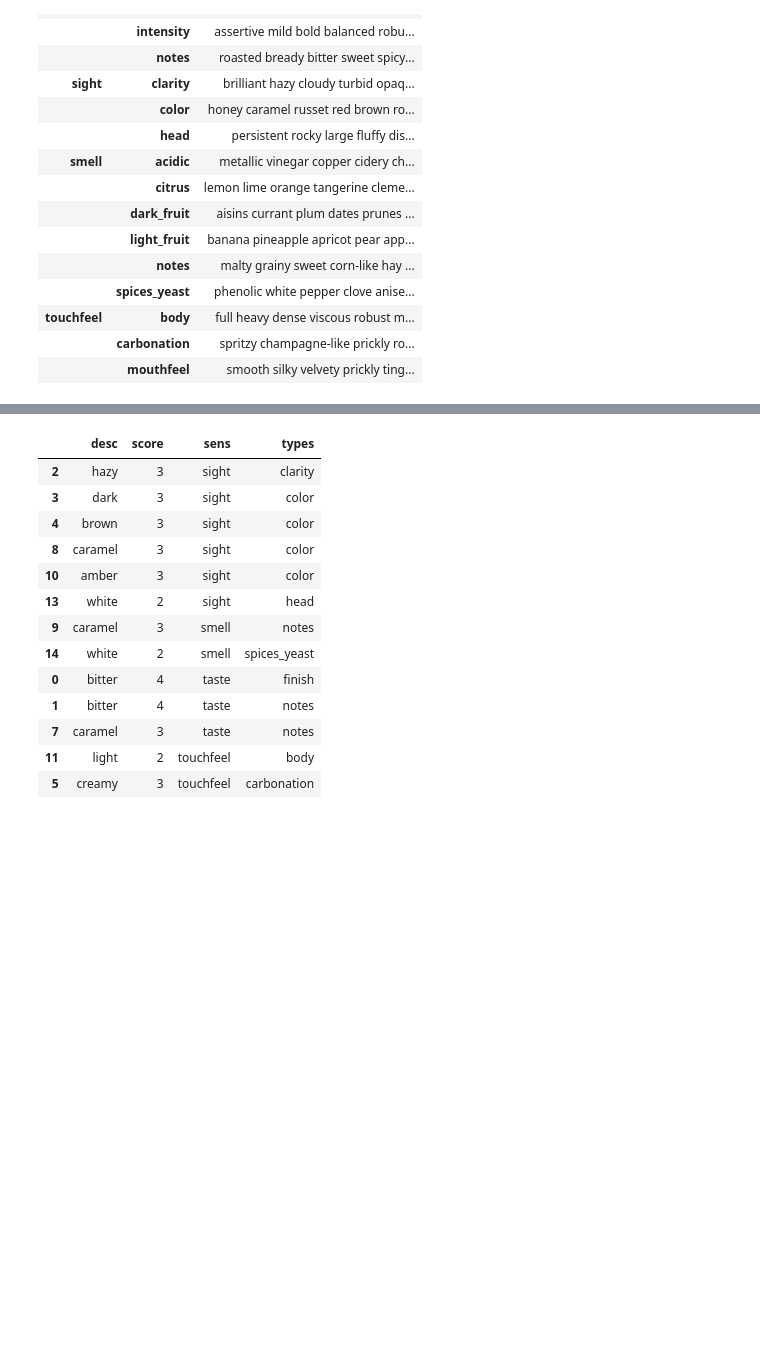
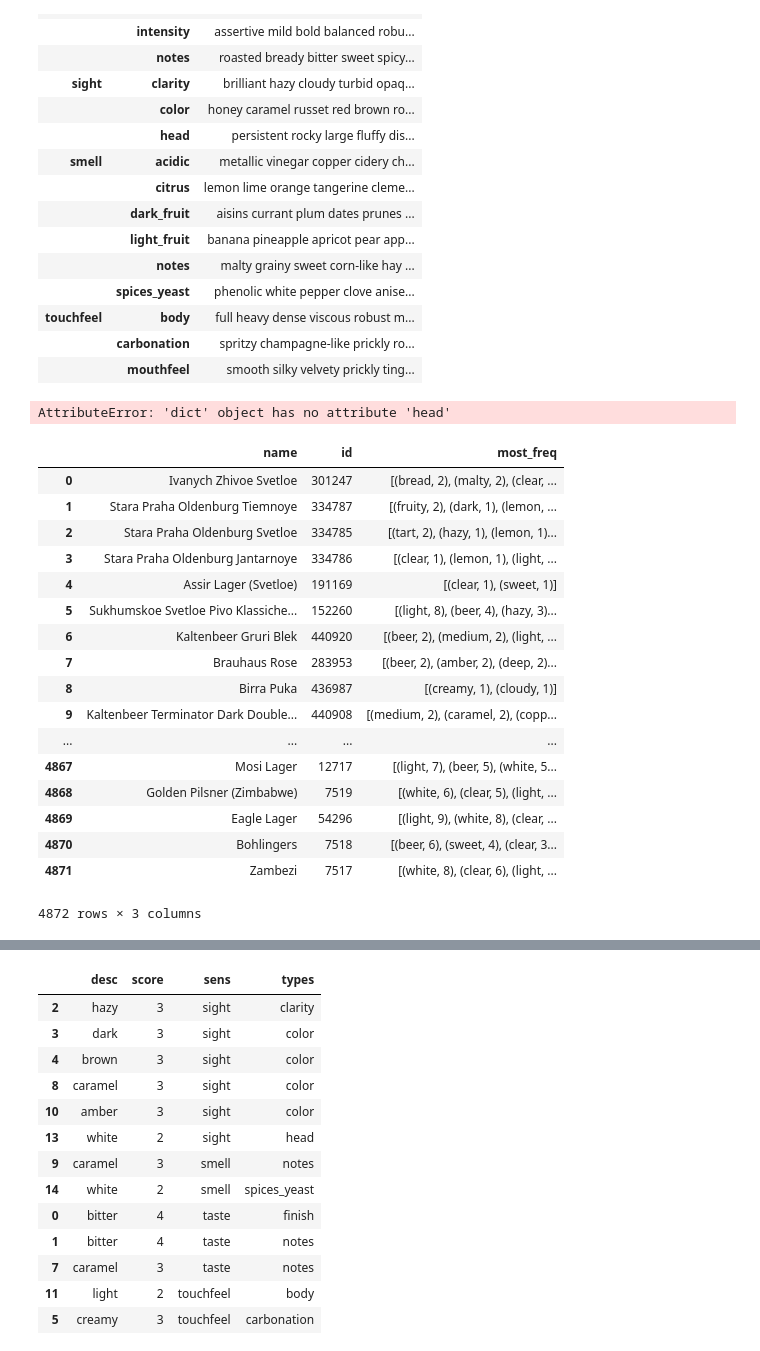
Before and after one commit to montalex/COM-480-Data-Visualization, a Jupyter notebook: describe_beer.ipynb, the cells around one changed output, grey strips where cells are left out. Drawn from its saved outputs; the diff is of its cells as text; code cells hidden in the pictures; blank space fills up the shorter version.

```diff
--- a/describe_beer.ipynb
+++ b/describe_beer.ipynb
@@ -47,0 +92,27 @@ def get_flavour_desc(word):
+# %%
+with open('./beer_desc.json') as data_fil:
+    data1 = json.load(data_fil)
+data1
+# %% [output]
+AttributeError: 'dict' object has no attribute 'head'
+# %%
+df_freq
+# %% [output]
+|  | name | id | most_freq |
+| 0 | Ivanych Zhivoe Svetloe | 301247 | [(bread, 2), (malty, 2), (clear, ... |
+| 1 | Stara Praha Oldenburg Tiemnoye | 334787 | [(fruity, 2), (dark, 1), (lemon, ... |
+| 2 | Stara Praha Oldenburg Svetloe | 334785 | [(tart, 2), (hazy, 1), (lemon, 1)... |
+| 3 | Stara Praha Oldenburg Jantarnoye | 334786 | [(clear, 1), (lemon, 1), (light, ... |
+| 4 | Assir Lager (Svetloe) | 191169 | [(clear, 1), (sweet, 1)] |
+| 5 | Sukhumskoe Svetloe Pivo Klassiche... | 152260 | [(light, 8), (beer, 4), (hazy, 3)... |
+| 6 | Kaltenbeer Gruri Blek | 440920 | [(beer, 2), (medium, 2), (light, ... |
+| 7 | Brauhaus Rose | 283953 | [(beer, 2), (amber, 2), (deep, 2)... |
+| 8 | Birra Puka | 436987 | [(creamy, 1), (cloudy, 1)] |
+| 9 | Kaltenbeer Terminator Dark Double... | 440908 | [(medium, 2), (caramel, 2), (copp... |
+| ... | ... | ... | ... |
+| 4867 | Mosi Lager | 12717 | [(light, 7), (beer, 5), (white, 5... |
+| 4868 | Golden Pilsner (Zimbabwe) | 7519 | [(white, 6), (clear, 5), (light, ... |
+| 4869 | Eagle Lager | 54296 | [(light, 9), (white, 8), (clear, ... |
+| 4870 | Bohlingers | 7518 | [(beer, 6), (sweet, 4), (clear, 3... |
+| 4871 | Zambezi | 7517 | [(white, 8), (clear, 6), (light, ... |
+4872 rows × 3 columns
```
Also changed, not shown: parts of 12 cells of this notebook, 11 other files.
